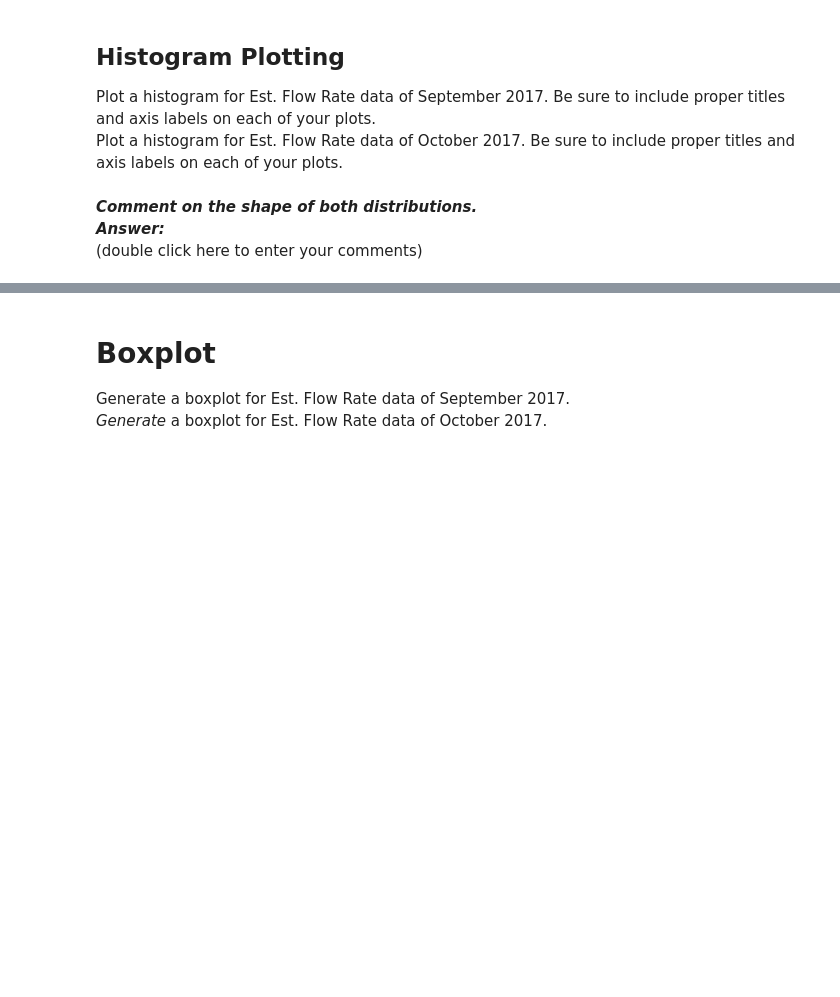
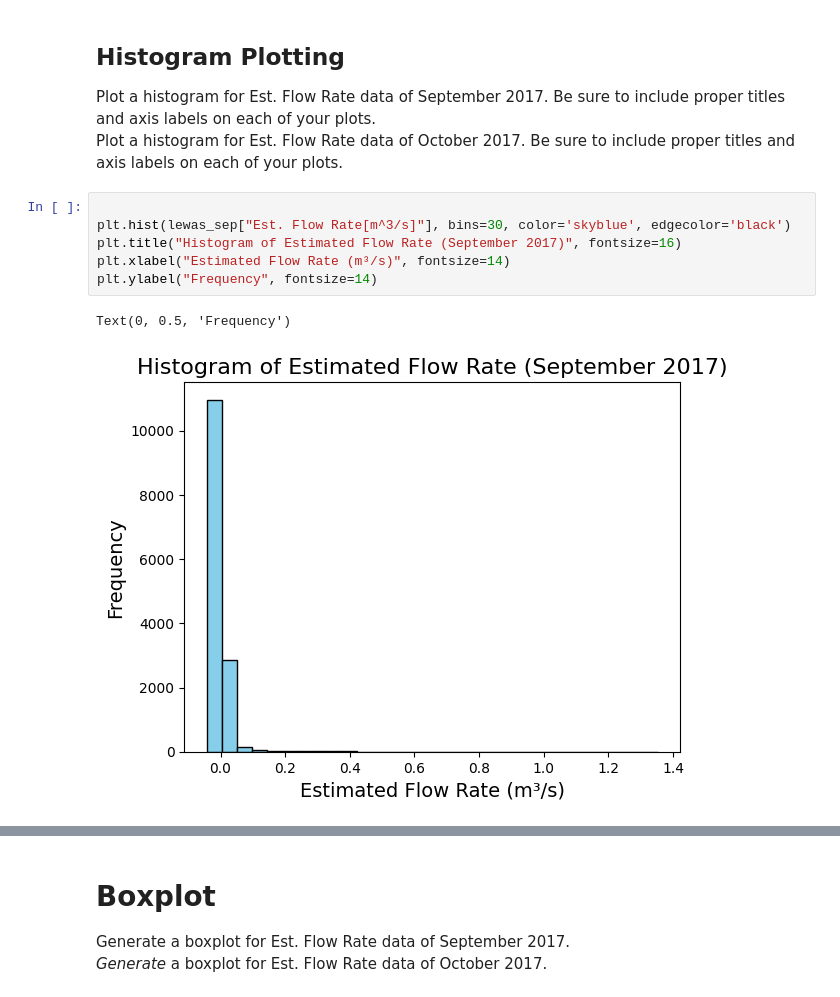
Before and after one commit to pcizediuno/DataScienceModule1, a Jupyter notebook: ISEN_370_Module_2_Project.ipynb, the cells around one changed output, grey strips where cells are left out. Drawn from its saved outputs; the diff is of its cells as text; blank space fills up the shorter version.

```diff
--- a/ISEN_370_Module_2_Project.ipynb
+++ b/ISEN_370_Module_2_Project.ipynb
@@ -115,9 +101,12 @@ Comment on the trend of Est. Flow Rate[m^3/s] for October 2017.
 ## Histogram Plotting
 Plot a histogram for Est. Flow Rate  data of September 2017. Be sure to include proper titles and axis labels on each of your plots.<br>
 Plot a histogram for Est. Flow Rate data of October 2017. Be sure to include proper titles and axis labels on each of your plots.
-# %% [markdown]
-***Comment on the shape of both distributions.***
-<br>
-***Answer:***
-<br> (double click here to enter your comments)
-<br>
+# %%
+
+plt.hist(lewas_sep["Est. Flow Rate[m^3/s]"], bins=30, color='skyblue', edgecolor='black')
+plt.title("Histogram of Estimated Flow Rate (September 2017)", fontsize=16)
+plt.xlabel("Estimated Flow Rate (m³/s)", fontsize=14)
+plt.ylabel("Frequency", fontsize=14)
+# %% [output]
+Text(0, 0.5, 'Frequency')
+[figure, added]
```
Also changed, not shown: parts of 41 cells of this notebook.
